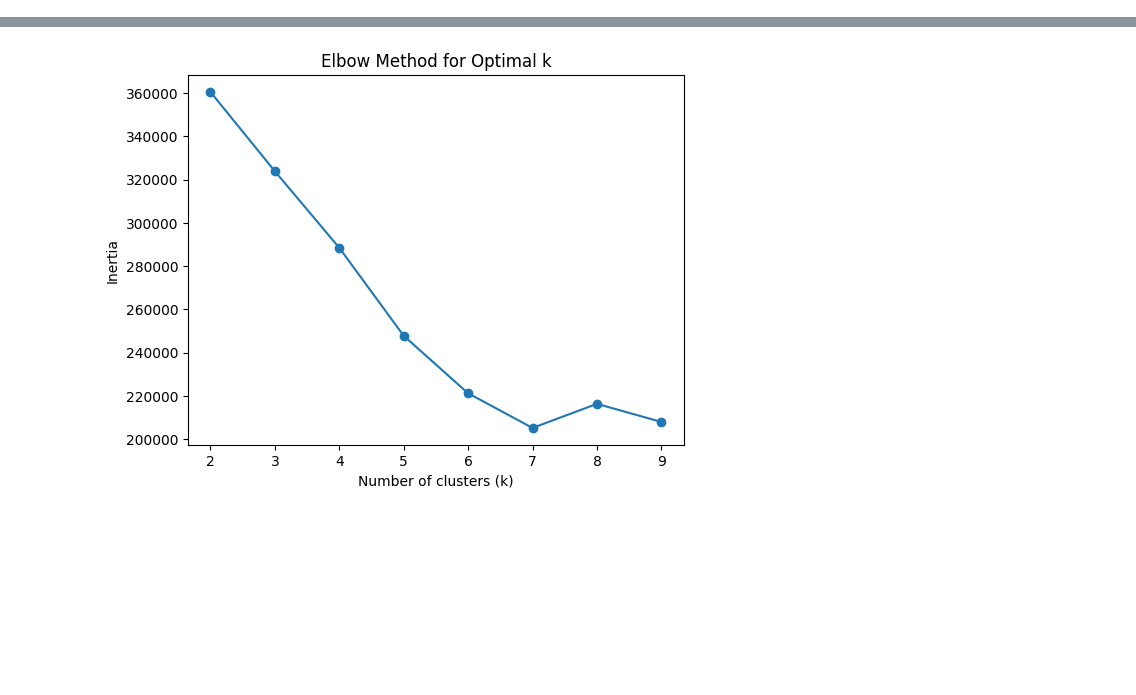
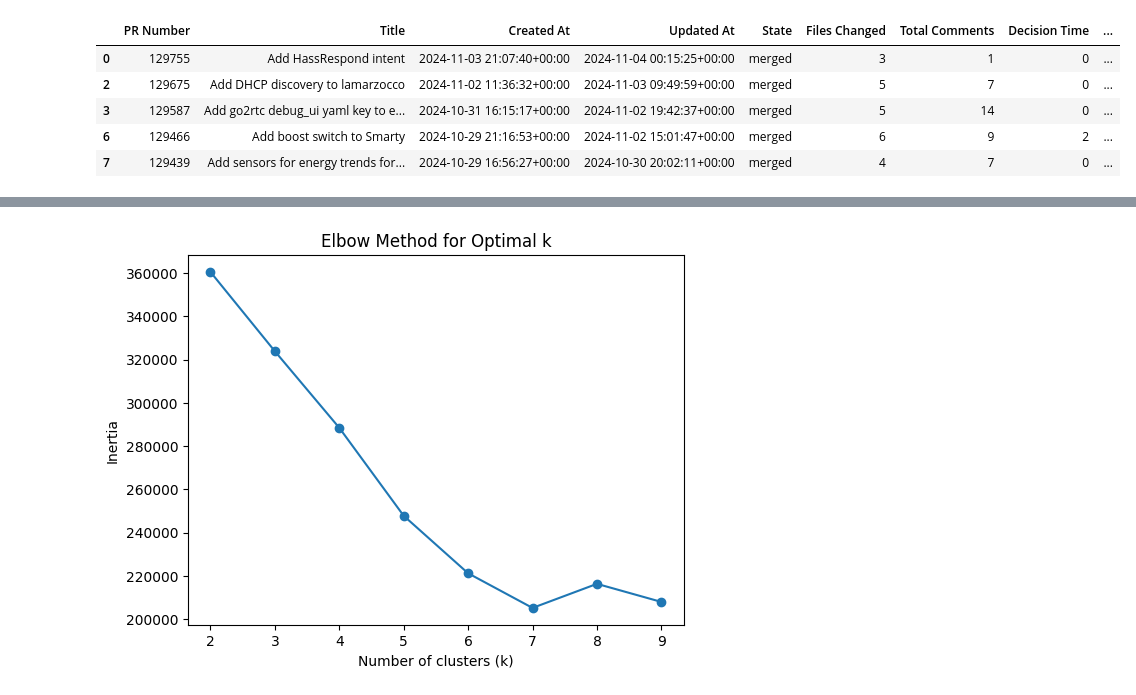
Before and after one commit to Jiangonal/HA-Eco-1, a Jupyter notebook: clustering.ipynb, the cells around one changed output, grey strips where cells are left out. Drawn from its saved outputs; the diff is of its cells as text; code cells hidden in the pictures; blank space fills up the shorter version.

```diff
--- a/clustering.ipynb
+++ b/clustering.ipynb
@@ -30,0 +23,13 @@ df.head()
+# %%
+df= pd.read_csv('pull_requests_filtered_raw.csv')
+df['comments'] = df['comments'].apply(lambda x: ast.literal_eval(x) if isinstance(x, str) else x)
+df['comments'] = df['comments'].apply(lambda comments: [item for item in comments if item['type'] != 'issue'] if type(comments) is not float else comments)
+df = df[df['comments'].apply(lambda x: isinstance(x, list) and len(x) > 0)]
+df.head()
+# %% [output]
+|  | PR Number | Title | Created At | Updated At | State | Files Changed | Total Comments | Decision Time | ... |
+| 0 | 129755 | Add HassRespond intent | 2024-11-03 21:07:40+00:00 | 2024-11-04 00:15:25+00:00 | merged | 3 | 1 | 0 | ... |
+| 2 | 129675 | Add DHCP discovery to lamarzocco | 2024-11-02 11:36:32+00:00 | 2024-11-03 09:49:59+00:00 | merged | 5 | 7 | 0 | ... |
+| 3 | 129587 | Add go2rtc debug_ui yaml key to e... | 2024-10-31 16:15:17+00:00 | 2024-11-02 19:42:37+00:00 | merged | 5 | 14 | 0 | ... |
+| 6 | 129466 | Add boost switch to Smarty | 2024-10-29 21:16:53+00:00 | 2024-11-02 15:01:47+00:00 | merged | 6 | 9 | 2 | ... |
+| 7 | 129439 | Add sensors for energy trends for... | 2024-10-29 16:56:27+00:00 | 2024-10-30 20:02:11+00:00 | merged | 4 | 7 | 0 | ... |
```
Also changed, not shown: parts of 20 cells of this notebook, 5 other files.
